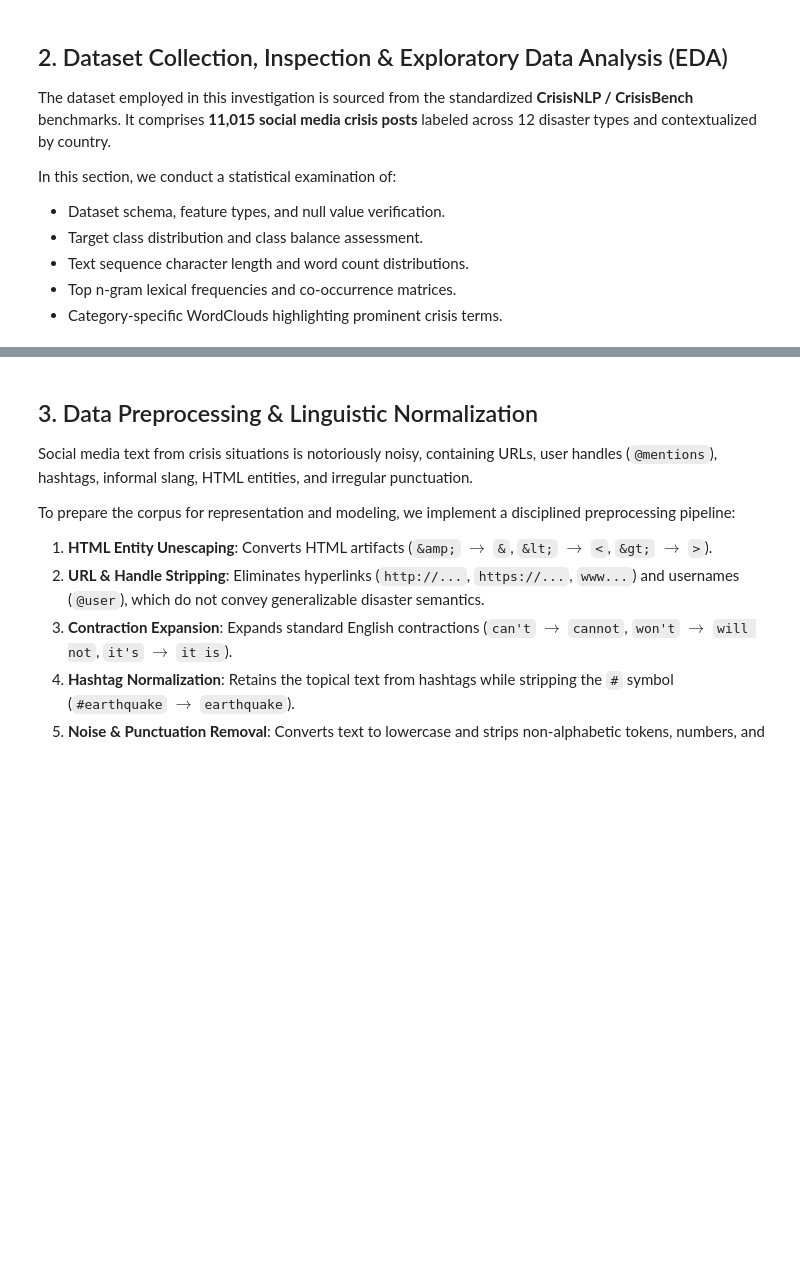
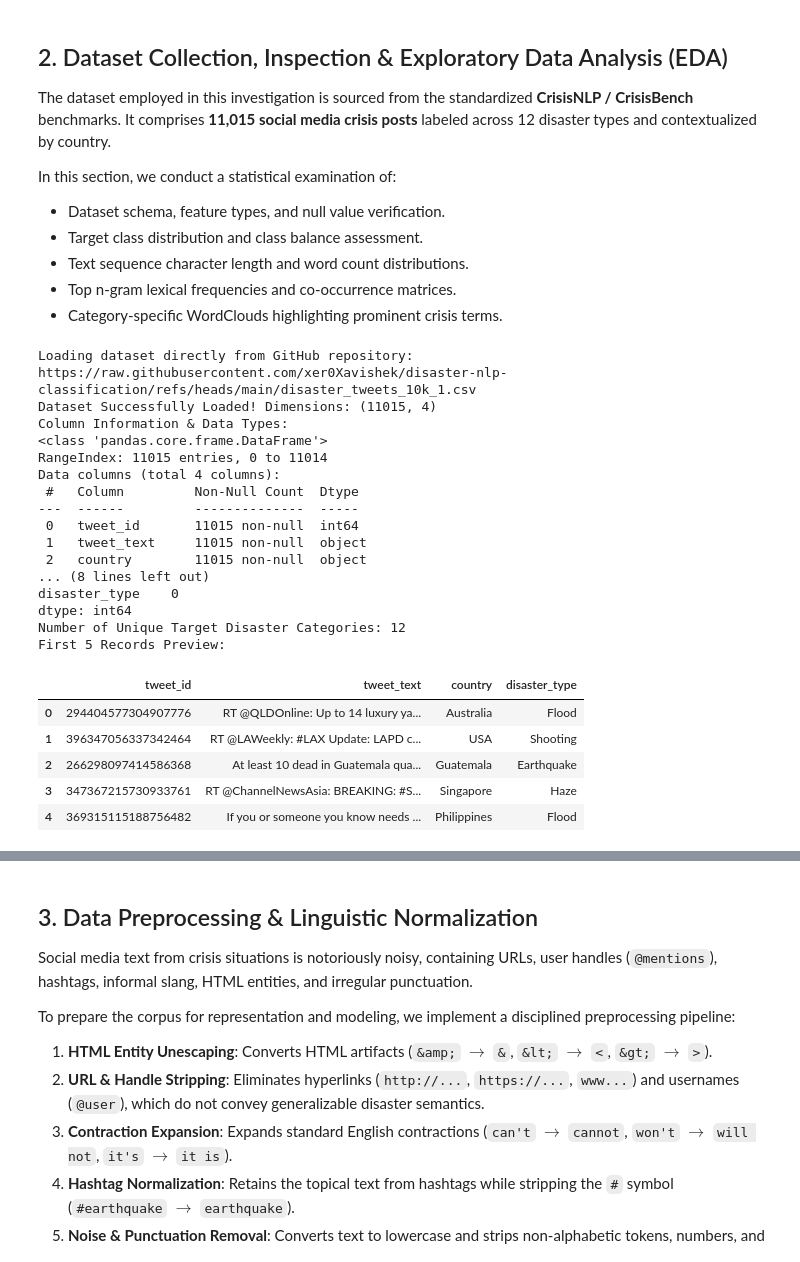
Before and after one commit to xer0Xavishek/disaster-nlp-classification, a Jupyter notebook: disaster_nlp_classification.ipynb, the cells around one changed output, grey strips where cells are left out. Cells and saved outputs as stored; diff of their text form; code cells hidden in the pictures; blank space fills up the shorter version.

```diff
--- a/disaster_nlp_classification.ipynb
+++ b/disaster_nlp_classification.ipynb
@@ -121,25 +130,44 @@ In this section, we conduct a statistical examination of:
 # %%
 # Load dataset directly from raw GitHub URL
 dataset_url = "https://raw.githubusercontent.com/xer0Xavishek/disaster-nlp-classification/refs/heads/main/disaster_tweets_10k_1.csv"
 
 print(f"Loading dataset directly from GitHub repository:\n{dataset_url}")
 df = pd.read_csv(dataset_url)
 
-print(f"
-Dataset Successfully Loaded! Dimensions: {df.shape}")
-print("
-Column Information & Data Types:")
+print(f"Dataset Successfully Loaded! Dimensions: {df.shape}")
+print("Column Information & Data Types:")
 print(df.info())
 
-print("
-Missing Values Count per Feature:")
+print("Missing Values Count per Feature:")
 print(df.isnull().sum())
 
-print("
-Number of Unique Target Disaster Categories:", df['disaster_type'].nunique())
-print("
-First 5 Records Preview:")
+print("Number of Unique Target Disaster Categories:", df['disaster_type'].nunique())
+print("First 5 Records Preview:")
 df.head()
+# %% [output]
+Loading dataset directly from GitHub repository:
+https://raw.githubusercontent.com/xer0Xavishek/disaster-nlp-classification/refs/heads/main/disaster_tweets_10k_1.csv
+Dataset Successfully Loaded! Dimensions: (11015, 4)
+Column Information & Data Types:
+<class 'pandas.core.frame.DataFrame'>
+RangeIndex: 11015 entries, 0 to 11014
+Data columns (total 4 columns):
+ #   Column         Non-Null Count  Dtype
+---  ------         --------------  -----
+ 0   tweet_id       11015 non-null  int64
+ 1   tweet_text     11015 non-null  object
+ 2   country        11015 non-null  object
+... (8 lines left out)
+disaster_type    0
+dtype: int64
+Number of Unique Target Disaster Categories: 12
+First 5 Records Preview:
+|  | tweet_id | tweet_text | country | disaster_type |
+| 0 | 294404577304907776 | RT @QLDOnline: Up to 14 luxury ya... | Australia | Flood |
+| 1 | 396347056337342464 | RT @LAWeekly: #LAX Update: LAPD c... | USA | Shooting |
+| 2 | 266298097414586368 | At least 10 dead in Guatemala qua... | Guatemala | Earthquake |
+| 3 | 347367215730933761 | RT @ChannelNewsAsia: BREAKING: #S... | Singapore | Haze |
+| 4 | 369315115188756482 | If you or someone you know needs ... | Philippines | Flood |
 # %%
 # Class Distribution Analysis & Visualization
 class_counts = df['disaster_type'].value_counts()
```
Also changed, not shown: parts of 19 cells of this notebook.
